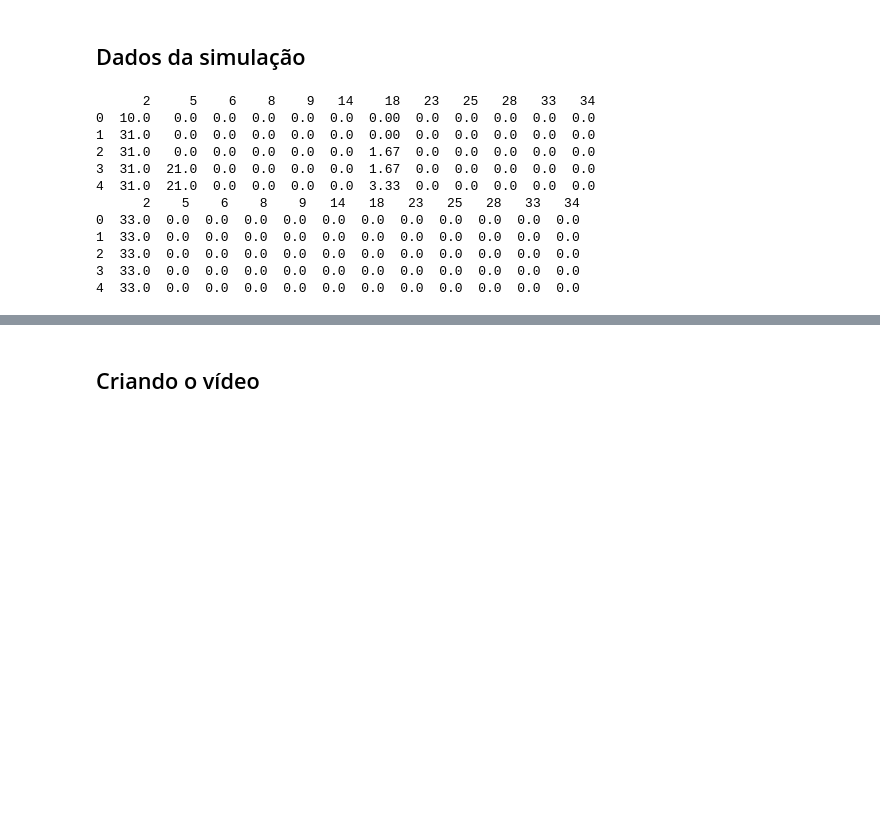
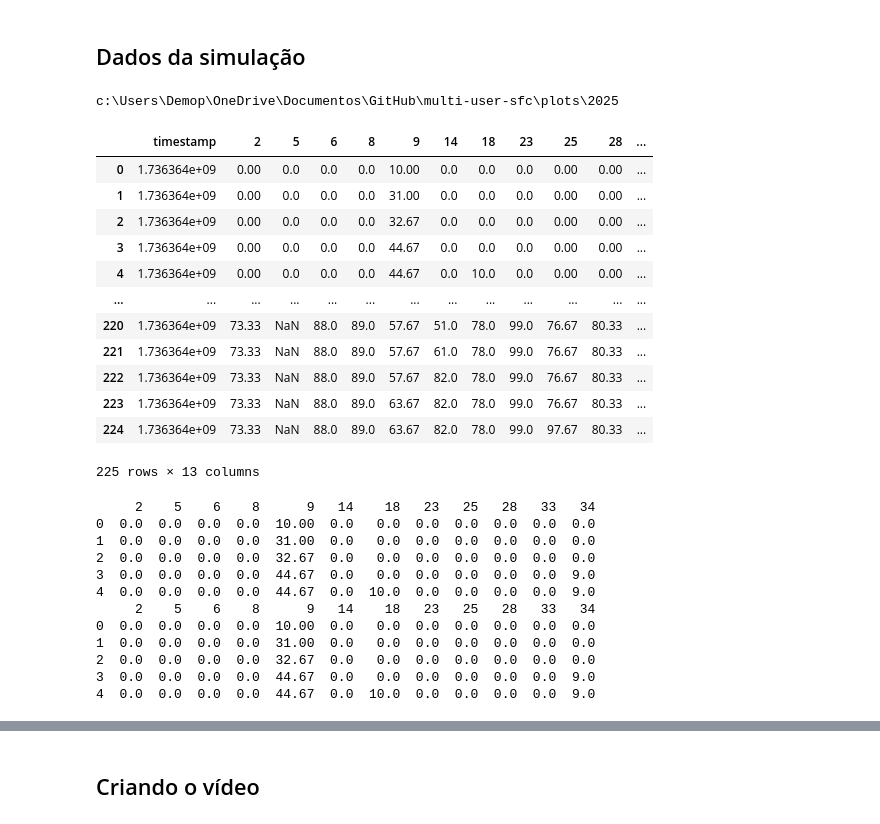
Before and after one commit to FialhoSJ/multi-user-sfc, a Jupyter notebook: plots/2025/simulation_video.ipynb, the cells around one changed output, grey strips where cells are left out. Drawn from its saved outputs; the diff is of its cells as text; code cells hidden in the pictures; blank space fills up the shorter version.

```diff
--- a/plots/2025/simulation_video.ipynb
+++ b/plots/2025/simulation_video.ipynb
@@ -44,14 +44,35 @@ plt.show()
 [figure]
 # %% [markdown]
 ## Dados da simulação
+# %%
+import os
+print(os.getcwd())
+# %% [output]
+c:\Users\Demop\OneDrive\Documentos\GitHub\multi-user-sfc\plots\2025
 # %%
 import pandas as pd
 # Da simulação especificamente
-simulation_cpu = f"C:/Users/rodri/OneDrive/Documentos/GitHub/multi-user-sfc/results/results_cpu/alg_goku_s_50_p_50_sfc_on/202412222207281922683111.csv"
-simulation_cache = f"C:/Users/rodri/OneDrive/Documentos/GitHub/multi-user-sfc/results/results_cache/alg_goku_s_50_p_50_sfc_on/202412222207281922683111.csv"
+simulation_cpu = f"../../results/results_cpu/alg_goku_s_50_p_50_sfc_on/202501081620467453301583.csv"
+simulation_cache = f"../../results/results_cpu/alg_goku_s_50_p_50_sfc_on/202501081620467453301583.csv"
+
 
 data_cpu = pd.read_csv(simulation_cpu)
 data_cache = pd.read_csv(simulation_cache)
+data_cpu
+# %% [output]
+|  | timestamp | 2 | 5 | 6 | 8 | 9 | 14 | 18 | 23 | 25 | 28 | ... |
+| 0 | 1.736364e+09 | 0.00 | 0.0 | 0.0 | 0.0 | 10.00 | 0.0 | 0.0 | 0.0 | 0.00 | 0.00 | ... |
+| 1 | 1.736364e+09 | 0.00 | 0.0 | 0.0 | 0.0 | 31.00 | 0.0 | 0.0 | 0.0 | 0.00 | 0.00 | ... |
+| 2 | 1.736364e+09 | 0.00 | 0.0 | 0.0 | 0.0 | 32.67 | 0.0 | 0.0 | 0.0 | 0.00 | 0.00 | ... |
+| 3 | 1.736364e+09 | 0.00 | 0.0 | 0.0 | 0.0 | 44.67 | 0.0 | 0.0 | 0.0 | 0.00 | 0.00 | ... |
+| 4 | 1.736364e+09 | 0.00 | 0.0 | 0.0 | 0.0 | 44.67 | 0.0 | 10.0 | 0.0 | 0.00 | 0.00 | ... |
+| ... | ... | ... | ... | ... | ... | ... | ... | ... | ... | ... | ... | ... |
+| 220 | 1.736364e+09 | 73.33 | NaN | 88.0 | 89.0 | 57.67 | 51.0 | 78.0 | 99.0 | 76.67 | 80.33 | ... |
+| 221 | 1.736364e+09 | 73.33 | NaN | 88.0 | 89.0 | 57.67 | 61.0 | 78.0 | 99.0 | 76.67 | 80.33 | ... |
+| 222 | 1.736364e+09 | 73.33 | NaN | 88.0 | 89.0 | 57.67 | 82.0 | 78.0 | 99.0 | 76.67 | 80.33 | ... |
+| 223 | 1.736364e+09 | 73.33 | NaN | 88.0 | 89.0 | 63.67 | 82.0 | 78.0 | 99.0 | 76.67 | 80.33 | ... |
+| 224 | 1.736364e+09 | 73.33 | NaN | 88.0 | 89.0 | 63.67 | 82.0 | 78.0 | 99.0 | 97.67 | 80.33 | ... |
+225 rows × 13 columns
 # %%
 # Remove a coluna de timestamp
 data_cpu.drop(columns='timestamp', inplace=True)
@@ -65,18 +86,18 @@ data_cache.reset_index(drop=True, inplace=True)
 print(data_cpu.head())  # Exibe as primeiras linhas para verificar
 print(data_cache.head())  # Exibe as primeiras linhas para verificar
 # %% [output]
-      2     5    6    8    9   14    18   23   25   28   33   34
-0  10.0   0.0  0.0  0.0  0.0  0.0  0.00  0.0  0.0  0.0  0.0  0.0
-1  31.0   0.0  0.0  0.0  0.0  0.0  0.00  0.0  0.0  0.0  0.0  0.0
-2  31.0   0.0  0.0  0.0  0.0  0.0  1.67  0.0  0.0  0.0  0.0  0.0
-3  31.0  21.0  0.0  0.0  0.0  0.0  1.67  0.0  0.0  0.0  0.0  0.0
-4  31.0  21.0  0.0  0.0  0.0  0.0  3.33  0.0  0.0  0.0  0.0  0.0
-      2    5    6    8    9   14   18   23   25   28   33   34
-0  33.0  0.0  0.0  0.0  0.0  0.0  0.0  0.0  0.0  0.0  0.0  0.0
-1  33.0  0.0  0.0  0.0  0.0  0.0  0.0  0.0  0.0  0.0  0.0  0.0
-2  33.0  0.0  0.0  0.0  0.0  0.0  0.0  0.0  0.0  0.0  0.0  0.0
-3  33.0  0.0  0.0  0.0  0.0  0.0  0.0  0.0  0.0  0.0  0.0  0.0
-4  33.0  0.0  0.0  0.0  0.0  0.0  0.0  0.0  0.0  0.0  0.0  0.0
+     2    5    6    8      9   14    18   23   25   28   33   34
+0  0.0  0.0  0.0  0.0  10.00  0.0   0.0  0.0  0.0  0.0  0.0  0.0
+1  0.0  0.0  0.0  0.0  31.00  0.0   0.0  0.0  0.0  0.0  0.0  0.0
+2  0.0  0.0  0.0  0.0  32.67  0.0   0.0  0.0  0.0  0.0  0.0  0.0
+3  0.0  0.0  0.0  0.0  44.67  0.0   0.0  0.0  0.0  0.0  0.0  9.0
+4  0.0  0.0  0.0  0.0  44.67  0.0  10.0  0.0  0.0  0.0  0.0  9.0
+     2    5    6    8      9   14    18   23   25   28   33   34
+0  0.0  0.0  0.0  0.0  10.00  0.0   0.0  0.0  0.0  0.0  0.0  0.0
+1  0.0  0.0  0.0  0.0  31.00  0.0   0.0  0.0  0.0  0.0  0.0  0.0
+2  0.0  0.0  0.0  0.0  32.67  0.0   0.0  0.0  0.0  0.0  0.0  0.0
+3  0.0  0.0  0.0  0.0  44.67  0.0   0.0  0.0  0.0  0.0  0.0  9.0
+4  0.0  0.0  0.0  0.0  44.67  0.0  10.0  0.0  0.0  0.0  0.0  9.0
 # %%
 # Seleciona a primeira linha válida (ajuste conforme necessário)
 selected_timestamp = data_cpu.index[200]
```
Also changed, not shown: parts of 2 cells of this notebook, 10 other files.
